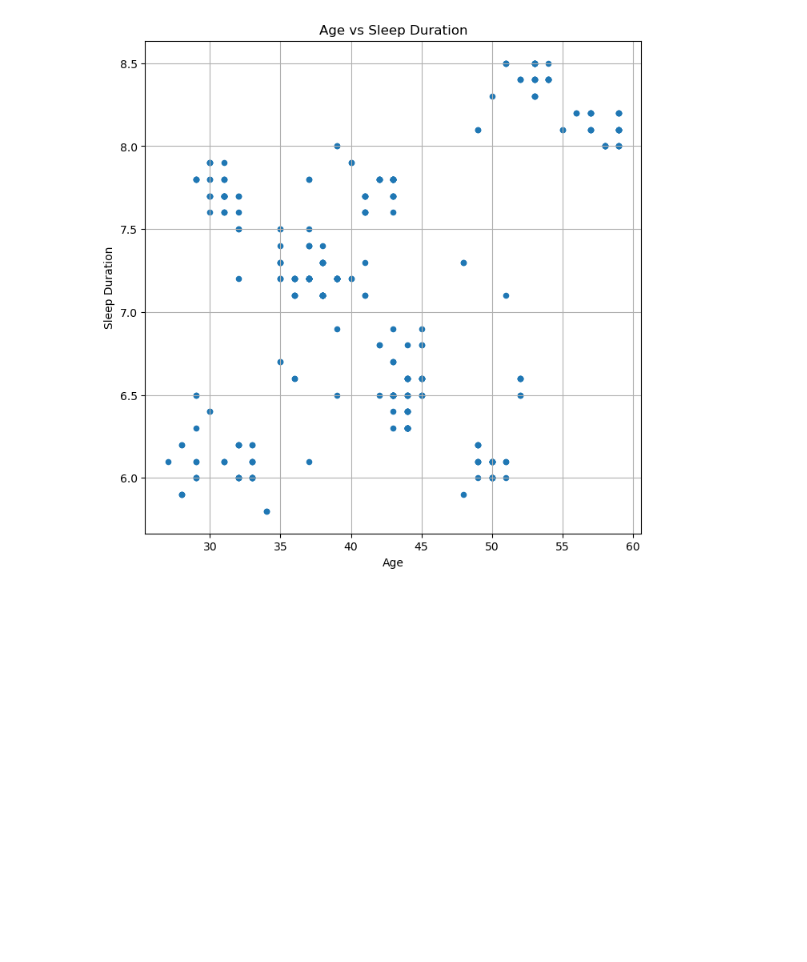
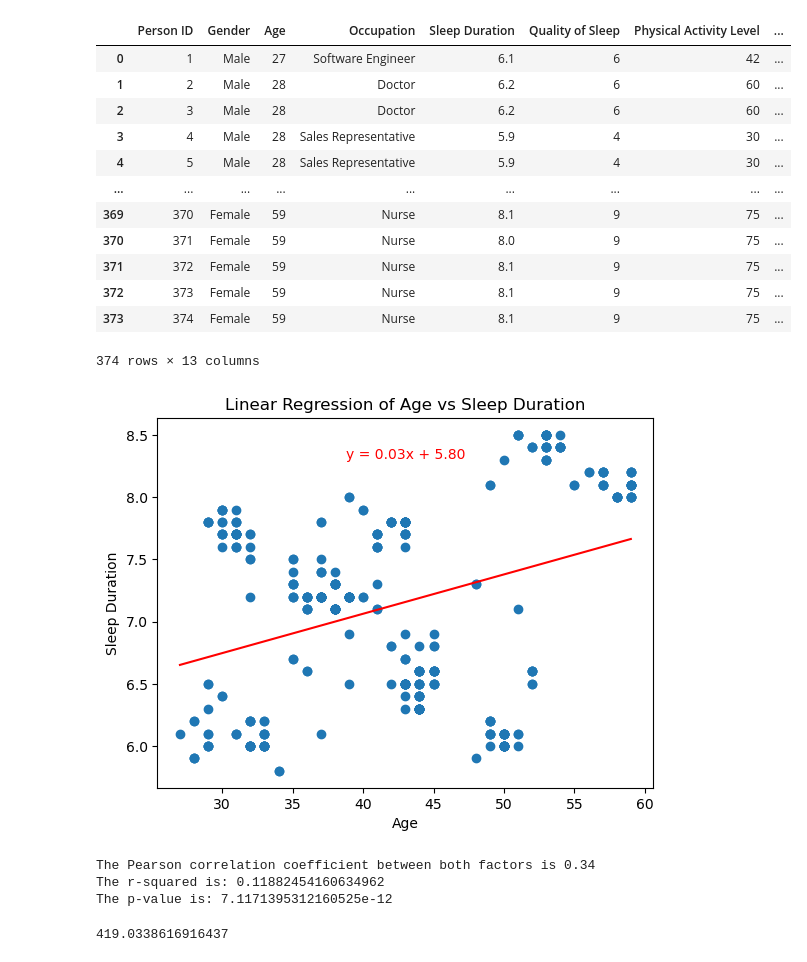
Before and after one commit to bthomasw/project1, a Jupyter notebook: graphs_data_lifestyle.ipynb, the cells around one changed output. Saved outputs shown, nothing was run; the diff lists cells and outputs as text; code cells hidden in the pictures; blank space fills up the shorter version.

```diff
--- a/graphs_data_lifestyle.ipynb
+++ b/graphs_data_lifestyle.ipynb
@@ -41,11 +0,0 @@ plt.show()
-# %%
-#Going to add linear regression equation
-age_and_sleep = df[["Age","Sleep Duration"]]
-
-# Set the index to be "State" so they will be used as labels
-age_and_sleep = age_and_sleep.set_index("Age")
-df.plot(kind="scatter", x="Age", y="Sleep Duration", grid=True, figsize=(8,8),
-              title="Age vs Sleep Duration")
-plt.show()
-# %% [output]
-[figure, removed]
@@ -51,0 +10,61 @@ plt.show()
+# %%
+#Read in dataset
+df = pd.read_csv('Sleep_health_and_lifestyle_dataset.csv')
+df
+# %% [output]
+|  | Person ID | Gender | Age | Occupation | Sleep Duration | Quality of Sleep | Physical Activity Level | ... |
+| 0 | 1 | Male | 27 | Software Engineer | 6.1 | 6 | 42 | ... |
+| 1 | 2 | Male | 28 | Doctor | 6.2 | 6 | 60 | ... |
+| 2 | 3 | Male | 28 | Doctor | 6.2 | 6 | 60 | ... |
+| 3 | 4 | Male | 28 | Sales Representative | 5.9 | 4 | 30 | ... |
+| 4 | 5 | Male | 28 | Sales Representative | 5.9 | 4 | 30 | ... |
+| ... | ... | ... | ... | ... | ... | ... | ... | ... |
+| 369 | 370 | Female | 59 | Nurse | 8.1 | 9 | 75 | ... |
+| 370 | 371 | Female | 59 | Nurse | 8.0 | 9 | 75 | ... |
+| 371 | 372 | Female | 59 | Nurse | 8.1 | 9 | 75 | ... |
+| 372 | 373 | Female | 59 | Nurse | 8.1 | 9 | 75 | ... |
+| 373 | 374 | Female | 59 | Nurse | 8.1 | 9 | 75 | ... |
+374 rows × 13 columns
+# %%
+
+
+# Create a scatter plot of the data
+
+plt.scatter(df['Age'], df['Sleep Duration'], label='Data Points')
+
+# Calculate the linear regression line using linregress
+slope, intercept, r_value, p_value, std_err = linregress(df['Age'], df['Sleep Duration'])
+
+# Plot the linear regression line
+plt.plot(df['Age'], slope * df['Age'] + intercept, color='red', label='Linear Regression Line')
+
+# Add the linear regression equation as a text annotation on the plot
+equation = f'y = {slope:.2f}x + {intercept:.2f}'
+plt.text(0.5, 0.9, equation, ha='center', va='center', transform=plt.gca().transAxes, color='red')
+
+plt.xlabel('Age')
+plt.ylabel('Sleep Duration')
+plt.title('Linear Regression of Age vs Sleep Duration')
+plt.show()
+correlation = st.pearsonr(df['Age'], df['Sleep Duration'])
+print(f"The Pearson correlation coefficient between both factors is {round(correlation[0],2)}")
+print(f"The r-squared is: {r_value**2}")
+print("The p-value is:", p_value)
+
+#Used Xpert Learning Assistance
+# %% [output]
+[figure, added]
+The Pearson correlation coefficient between both factors is 0.34
+The r-squared is: 0.11882454160634962
+The p-value is: 7.1171395312160525e-12
+# %%
+# The degree of freedom is 3-1 = 2
+# With a p-value of 0.05, the confidence level is 1.00-0.05 = 0.95.
+critical_value = stats.chi2.ppf(q = 0.95, df = 373)
+# The critical value
+critical_value
+
+# Run the chi square test with stats.chisquare()
+#stats.chisquare(df['Age'], df['Sleep Duration'])
+# %% [output]
+419.0338616916437
```
Also changed, not shown: parts of 7 cells of this notebook, 2 other files.
